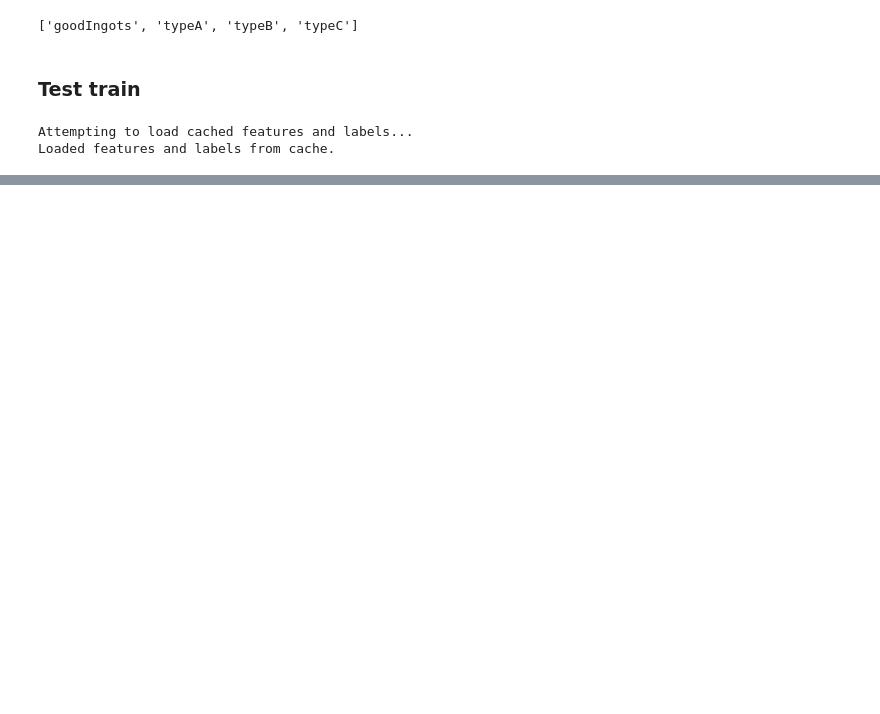
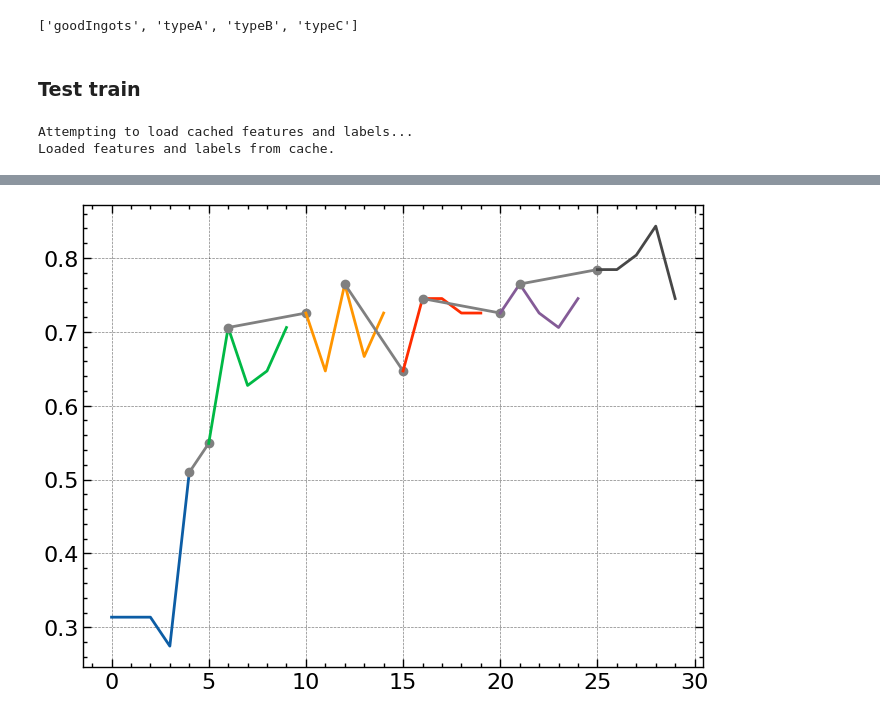
Before and after one commit to alfredoisg/structure-loss-classification, a Jupyter notebook: testing.ipynb, the cells around one changed output, grey strips where cells are left out. Cells and saved outputs as stored; diff of their text form; code cells hidden in the pictures; blank space fills up the shorter version.

```diff
--- a/testing.ipynb
+++ b/testing.ipynb
@@ -283,11 +273,21 @@ from hyperparameter_tuning.tune import tune_classification
 # %%
 for c, df in enumerate(dfs):
-    plt.plot(df.epoch, df.val_accuracy, "o:", label=c + 1)
-    if c > 0:
-        previous_df = dfs[c - 1]
-        # Get the last point of the previous dataframe and the first point of the current dataframe
-        x_values = [previous_df.epoch.iloc[-1], df.epoch.iloc[0]]
-        y_values = [previous_df.val_accuracy.iloc[-1], df.val_accuracy.iloc[0]]
+    # Plot the main line with markers
+    plt.plot(df.epoch, df.val_accuracy, '-', label=str(c+1))
+
+    # Find the index of the maximum val_accuracy in the current dataframe
+    max_val_acc_index = df.val_accuracy.idxmax()
+
+    # If this is not the last dataframe, draw a dotted line to the first point of the next dataframe
+    if c < len(dfs) - 1:
+        next_df = dfs[c + 1]
+        # Get the point with max val_accuracy from the current dataframe and the first point of the next dataframe
+        x_values = [df.epoch.iloc[max_val_acc_index], next_df.epoch.iloc[0]]
+        y_values = [df.val_accuracy.iloc[max_val_acc_index], next_df.val_accuracy.iloc[0]]
         # Plot with dotted lines
-        plt.plot(x_values, y_values, "o-", color="grey")
-    plt.legend()
+        plt.plot(x_values, y_values, 'o-', color='grey')
+
+# plt.legend()
+plt.show()
+# %% [output]
+[figure, added]
```
Also changed, not shown: parts of 35 cells of this notebook, 2 other files.
